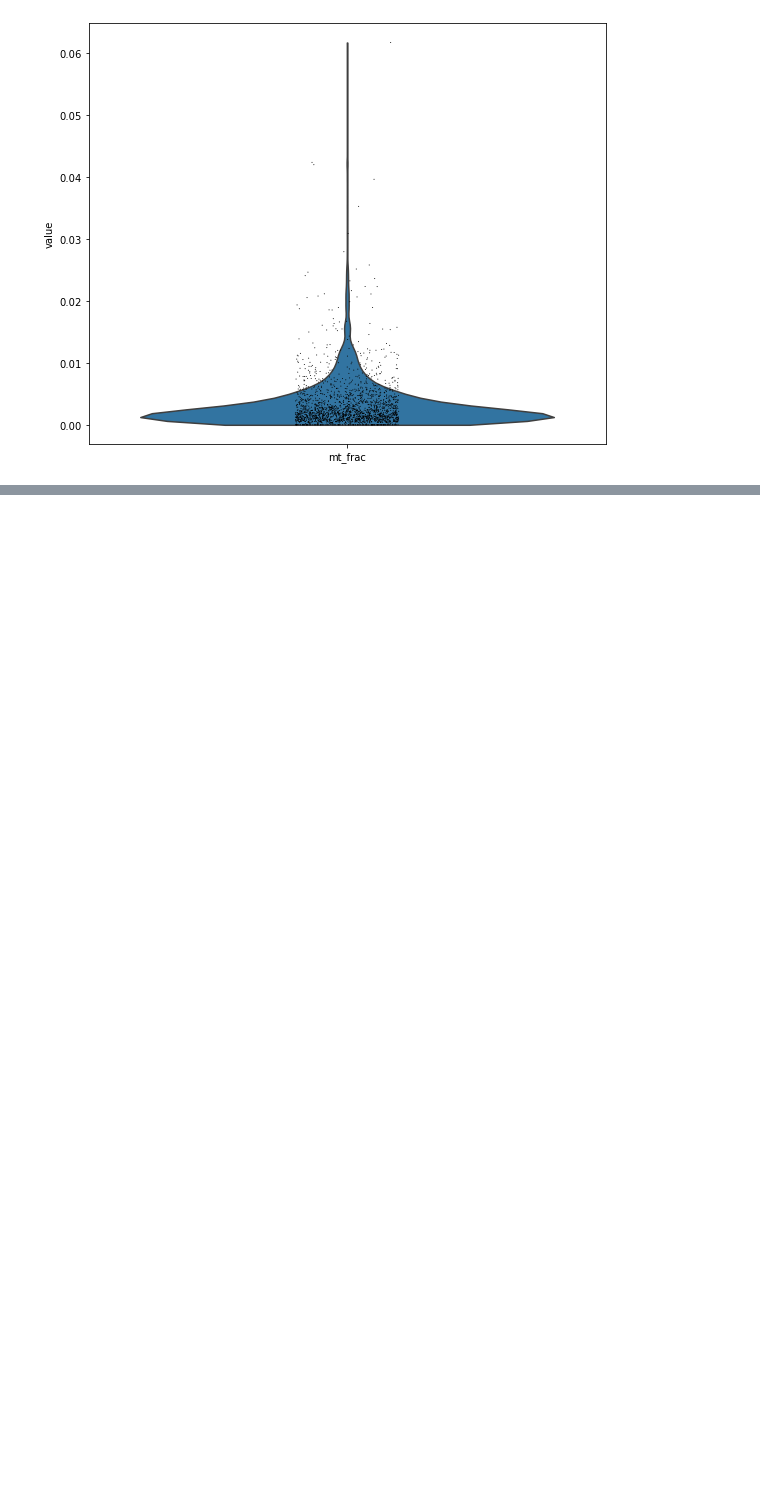
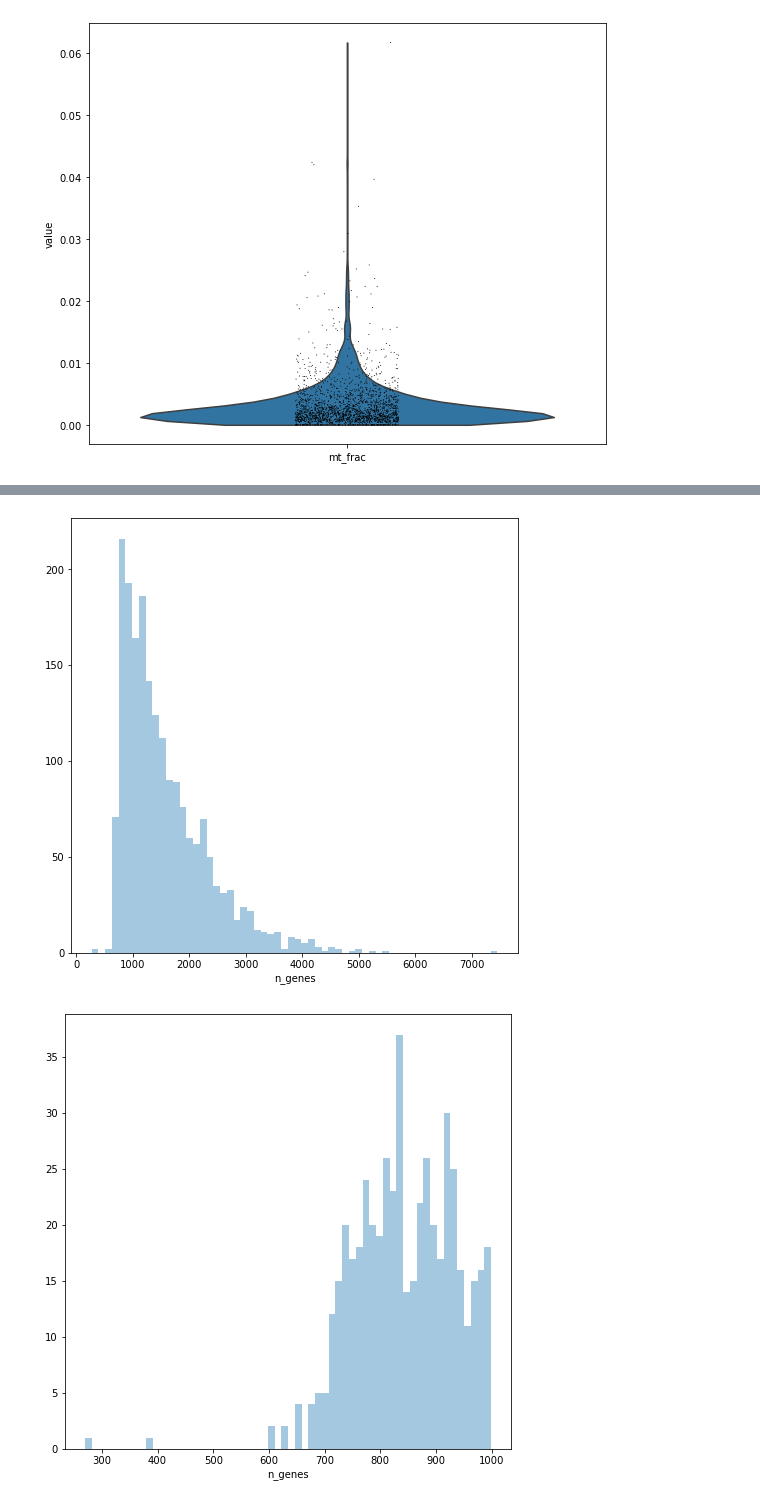
Before and after one commit to EST09/cross-modal-autoencoders, a Jupyter notebook: scRNA_input.ipynb, the cells around one changed output, grey strips where cells are left out. Saved outputs shown, nothing was run; the diff lists cells and outputs as text; code cells hidden in the pictures; blank space fills up the shorter version.

```diff
--- a/scRNA_input.ipynb
+++ b/scRNA_input.ipynb
@@ -196,0 +213,10 @@ p2 = sc.pl.scatter(adata[adata.obs['n_counts']<10000], 'n_counts', 'n_genes', co
+# %%
+#Thresholding decision: genes
+p6 = sb.distplot(adata.obs['n_genes'], kde=False, bins=60)
+plt.show()
+
+p7 = sb.distplot(adata.obs['n_genes'][adata.obs['n_genes']<1000], kde=False, bins=60)
+plt.show()
+# %% [output]
+[figure, added]
+[figure, added]
```
Also changed, not shown: parts of 4 cells of this notebook.
